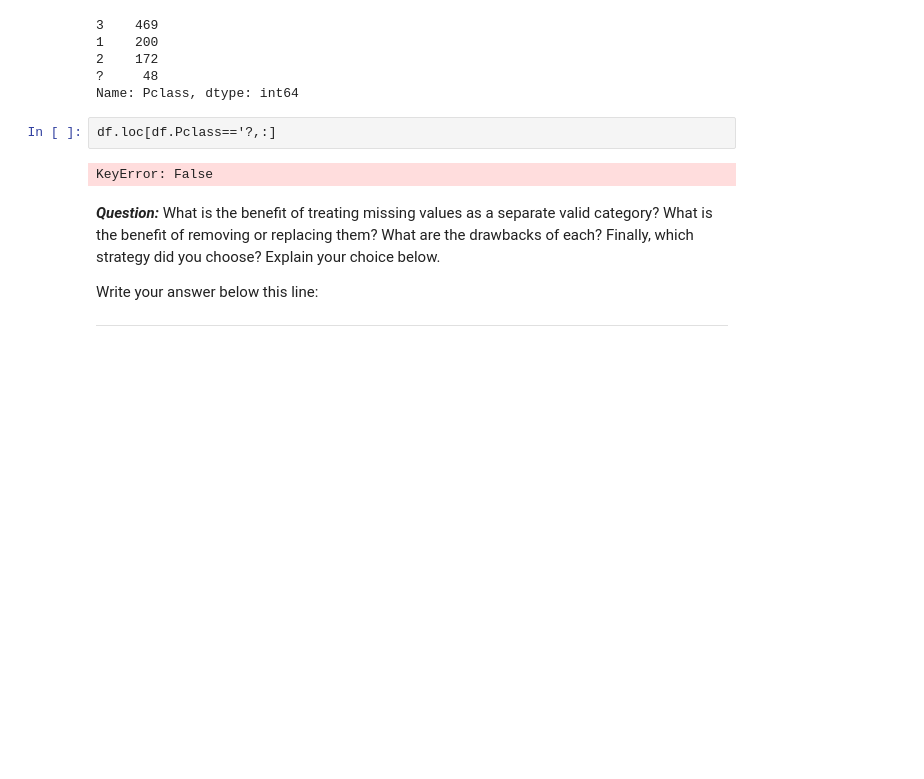
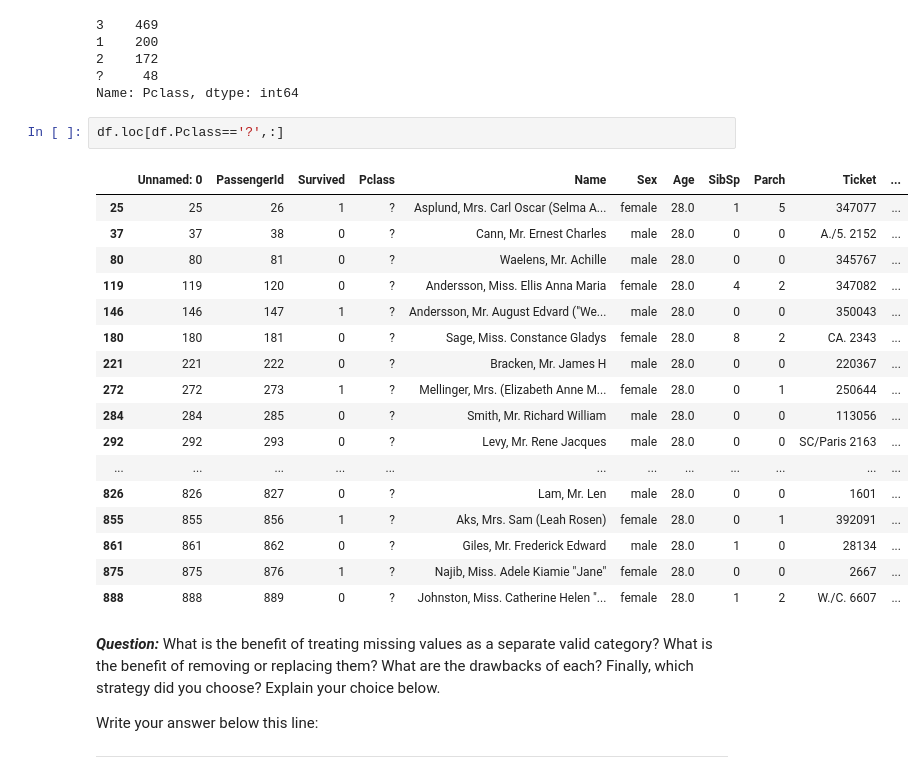
Before and after one commit to seancarverphd/dsc-dealing-missing-data-lab-dc-ds-060319, a Jupyter notebook: index.ipynb, the cells around one changed output. Drawn from its saved outputs; the diff is of its cells as text; blank space fills up the shorter version.

```diff
--- a/index.ipynb
+++ b/index.ipynb
@@ -219,9 +219,25 @@ df.Pclass.value_counts()
 ?     48
 Name: Pclass, dtype: int64
 # %%
-df.loc[df.Pclass=='?,:]
+df.loc[df.Pclass=='?',:]
 # %% [output]
-KeyError: False
+|  | Unnamed: 0 | PassengerId | Survived | Pclass | Name | Sex | Age | SibSp | Parch | Ticket | ... |
+| 25 | 25 | 26 | 1 | ? | Asplund, Mrs. Carl Oscar (Selma A... | female | 28.0 | 1 | 5 | 347077 | ... |
+| 37 | 37 | 38 | 0 | ? | Cann, Mr. Ernest Charles | male | 28.0 | 0 | 0 | A./5. 2152 | ... |
+| 80 | 80 | 81 | 0 | ? | Waelens, Mr. Achille | male | 28.0 | 0 | 0 | 345767 | ... |
+| 119 | 119 | 120 | 0 | ? | Andersson, Miss. Ellis Anna Maria | female | 28.0 | 4 | 2 | 347082 | ... |
+| 146 | 146 | 147 | 1 | ? | Andersson, Mr. August Edvard ("We... | male | 28.0 | 0 | 0 | 350043 | ... |
+| 180 | 180 | 181 | 0 | ? | Sage, Miss. Constance Gladys | female | 28.0 | 8 | 2 | CA. 2343 | ... |
+| 221 | 221 | 222 | 0 | ? | Bracken, Mr. James H | male | 28.0 | 0 | 0 | 220367 | ... |
+| 272 | 272 | 273 | 1 | ? | Mellinger, Mrs. (Elizabeth Anne M... | female | 28.0 | 0 | 1 | 250644 | ... |
+| 284 | 284 | 285 | 0 | ? | Smith, Mr. Richard William | male | 28.0 | 0 | 0 | 113056 | ... |
+| 292 | 292 | 293 | 0 | ? | Levy, Mr. Rene Jacques | male | 28.0 | 0 | 0 | SC/Paris 2163 | ... |
+| ... | ... | ... | ... | ... | ... | ... | ... | ... | ... | ... | ... |
+| 826 | 826 | 827 | 0 | ? | Lam, Mr. Len | male | 28.0 | 0 | 0 | 1601 | ... |
+| 855 | 855 | 856 | 1 | ? | Aks, Mrs. Sam (Leah Rosen) | female | 28.0 | 0 | 1 | 392091 | ... |
+| 861 | 861 | 862 | 0 | ? | Giles, Mr. Frederick Edward | male | 28.0 | 1 | 0 | 28134 | ... |
+| 875 | 875 | 876 | 1 | ? | Najib, Miss. Adele Kiamie "Jane" | female | 28.0 | 0 | 0 | 2667 | ... |
+| 888 | 888 | 889 | 0 | ? | Johnston, Miss. Catherine Helen "... | female | 28.0 | 1 | 2 | W./C. 6607 | ... |
 # %% [markdown]
 **_Question:_** What is the benefit of treating missing values as a separate valid category?  What is the benefit of removing or replacing them? What are the drawbacks of each? Finally, which strategy did you choose? Explain your choice below.
 
```
